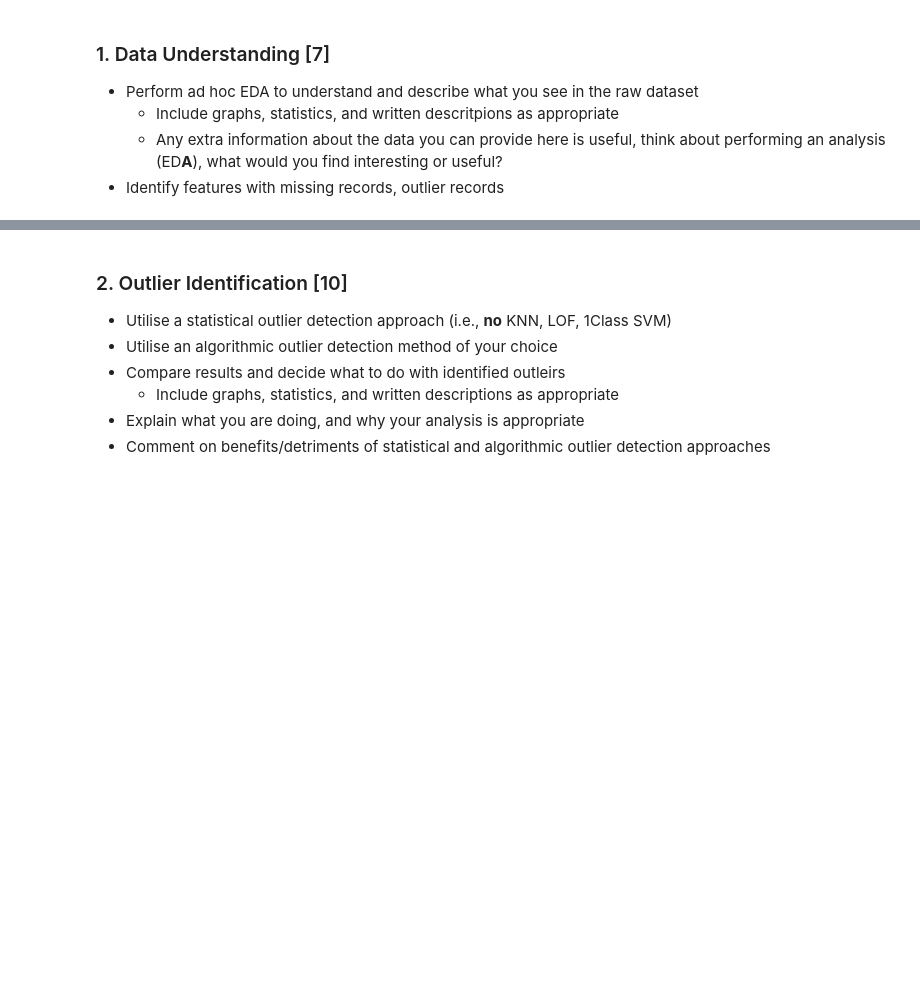
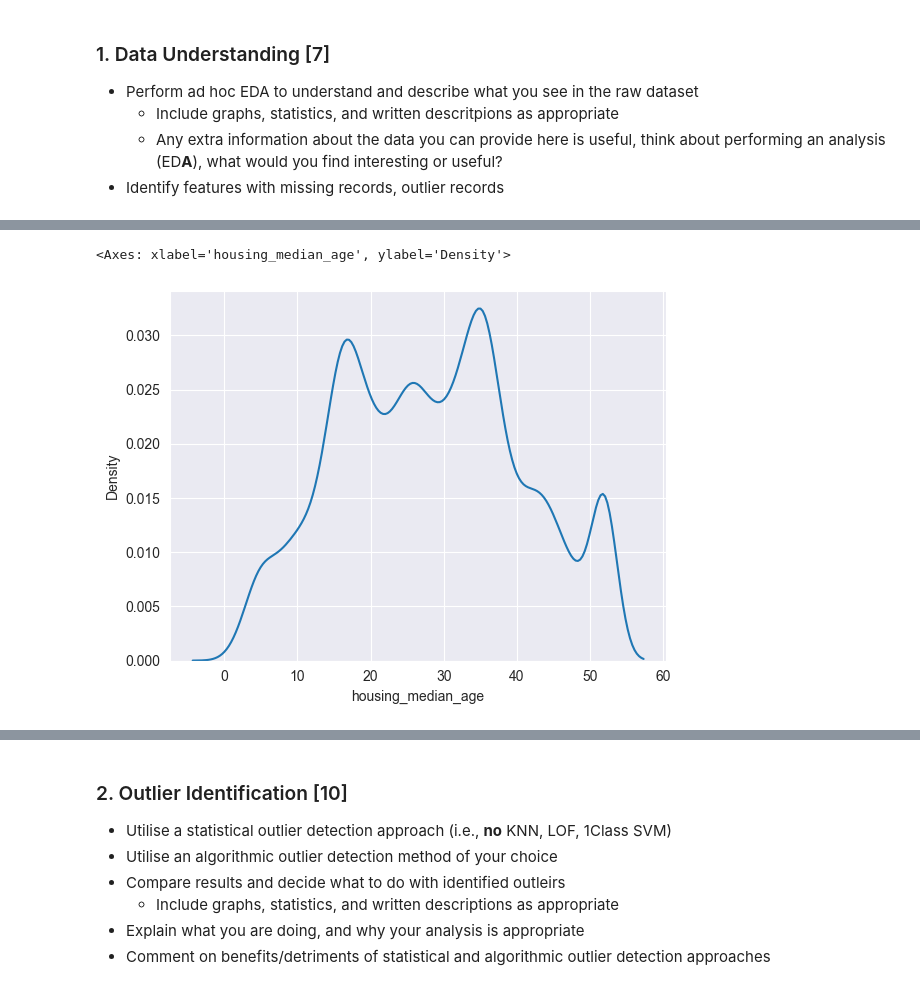
Before and after one commit to IshanKalra007/CSC3831_Final_project_220626363, a Jupyter notebook: Coursework/CSC3831_Final_Assessment.ipynb, the cells around one changed output, grey strips where cells are left out. Drawn from its saved outputs; the diff is of its cells as text; code cells hidden in the pictures; blank space fills up the shorter version.

```diff
--- a/Coursework/CSC3831_Final_Assessment.ipynb
+++ b/Coursework/CSC3831_Final_Assessment.ipynb
@@ -37,0 +104,5 @@ Above we've loaded in a corrupted version of a housing dataset. The anomalies ne
+# %%
+sns.kdeplot(houses_corrupted_df['housing_median_age'])
+# %% [output]
+<Axes: xlabel='housing_median_age', ylabel='Density'>
+[figure, added]
```
Also changed, not shown: parts of 21 cells of this notebook, 3 other files.
